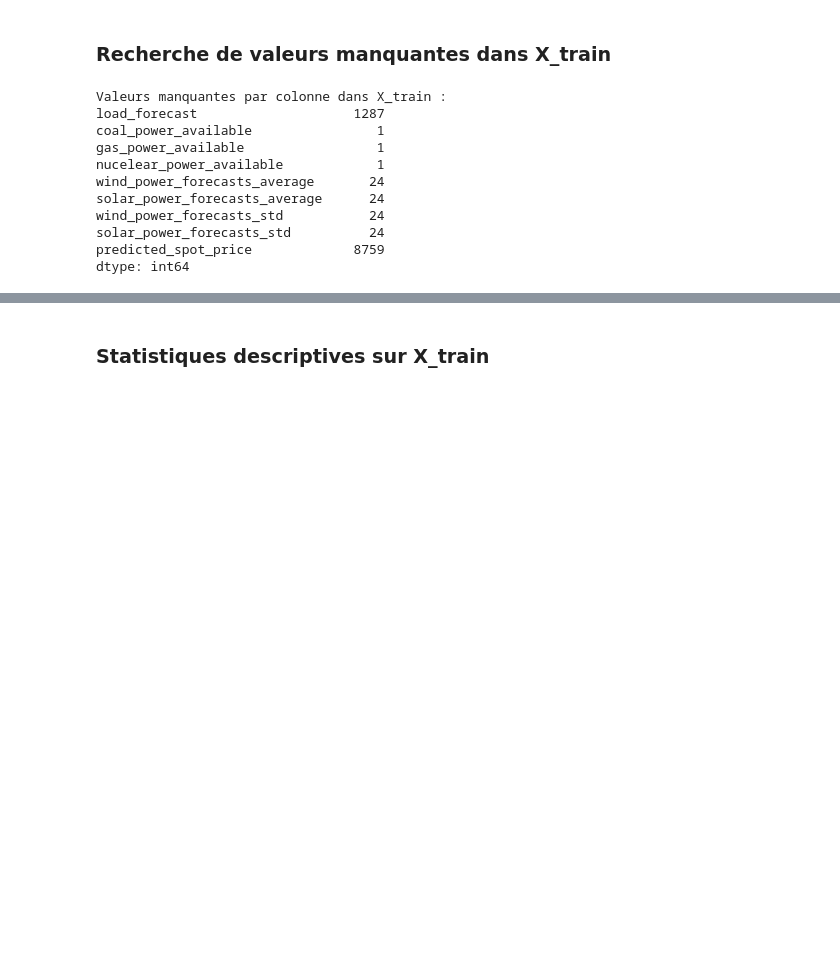
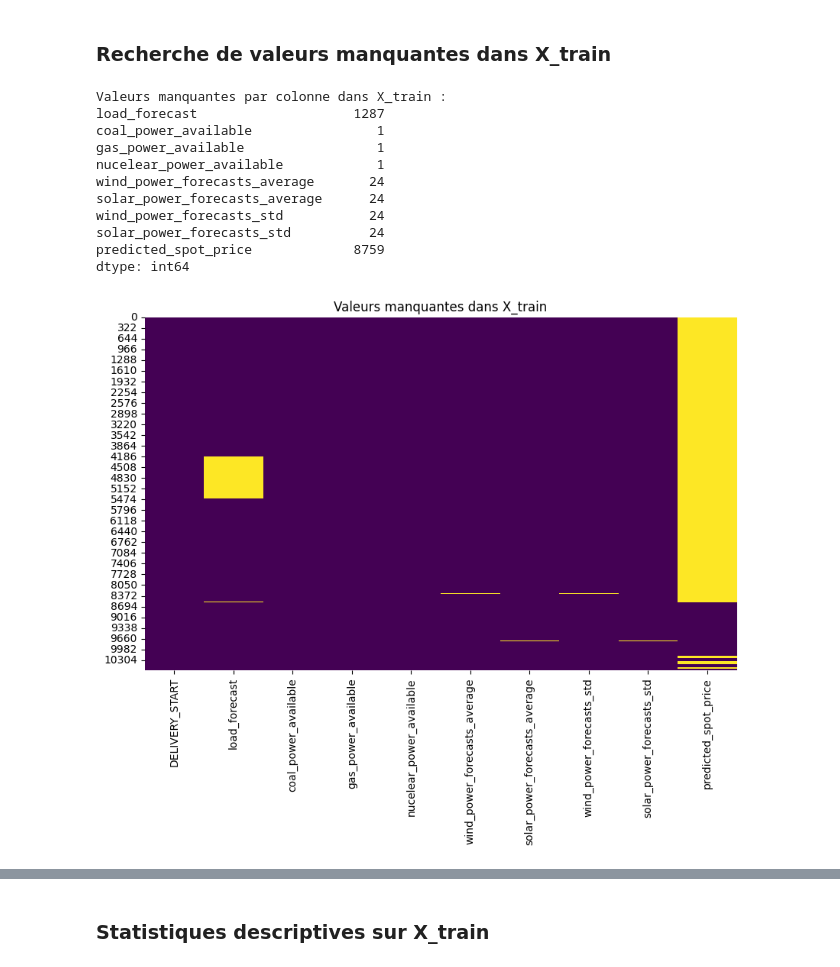
Before and after one commit to juabln/PROJET-LIL, a Jupyter notebook: notebook_projet.ipynb, the cells around one changed output, grey strips where cells are left out. Drawn from its saved outputs; the diff is of its cells as text; code cells hidden in the pictures; blank space fills up the shorter version.

```diff
--- a/notebook_projet.ipynb
+++ b/notebook_projet.ipynb
@@ -86,16 +86,23 @@ Aperçu de Y_train :
 # %%
 missing_values = X_train.isnull().sum()
 print("\nValeurs manquantes par colonne dans X_train :")
 print(missing_values[missing_values > 0])
+
+# Visualisation des valeurs manquantes
+plt.figure(figsize=(10,6))
+sns.heatmap(X_train.isnull(), cbar=False, cmap="viridis")
+plt.title("Valeurs manquantes dans X_train")
+plt.show()
 # %% [output]
 Valeurs manquantes par colonne dans X_train :
 load_forecast                    1287
 coal_power_available                1
 gas_power_available                 1
 nucelear_power_available            1
 wind_power_forecasts_average       24
 solar_power_forecasts_average      24
 wind_power_forecasts_std           24
 solar_power_forecasts_std          24
 predicted_spot_price             8759
 dtype: int64
+[figure, added]
```
Also changed, not shown: parts of 19 cells of this notebook.
